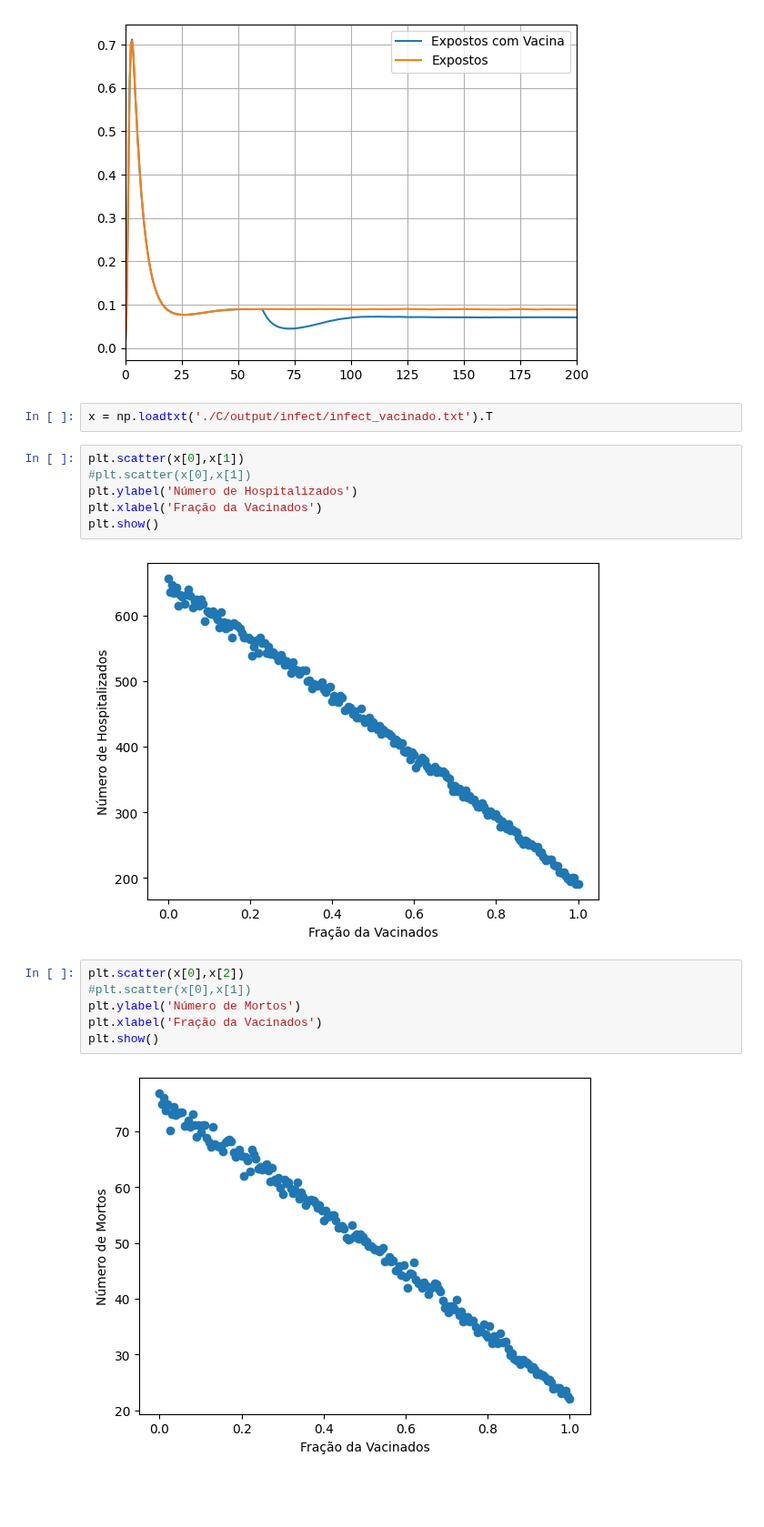
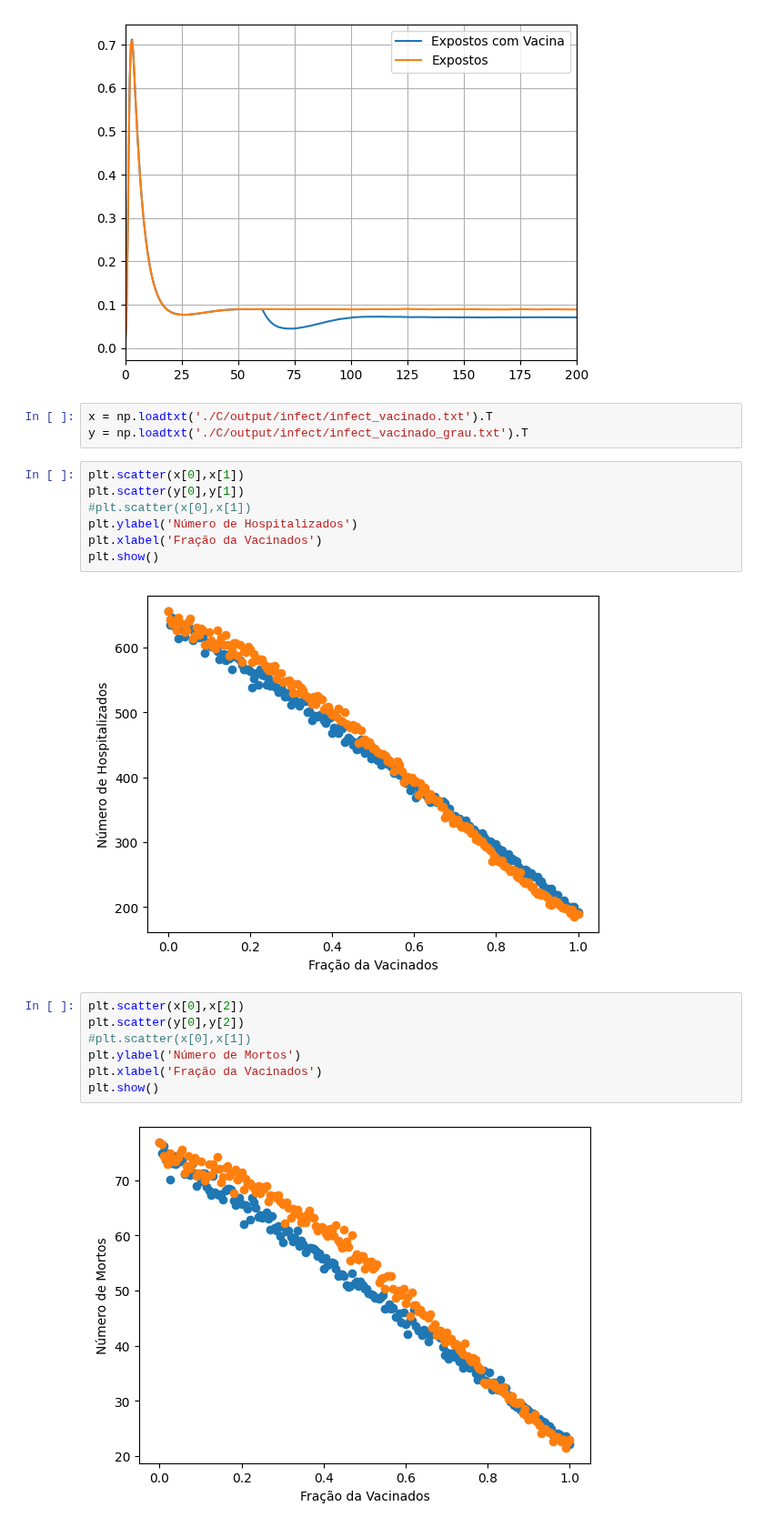
Before and after one commit to intcarlosmiguel/pesquisa_mestrado, a Jupyter notebook: infect.ipynb, the cells around one changed output. Shown at 91% size. Saved outputs shown, nothing was run; the diff lists cells and outputs as text; blank space fills up the shorter version.

Commit message:
Adicionando Resultado Graus
Adicionando Resultado Graus

```diff
--- a/infect.ipynb
+++ b/infect.ipynb
@@ -110,19 +110,22 @@ plt.show()
 [figure]
 # %%
 x = np.loadtxt('./C/output/infect/infect_vacinado.txt').T
+y = np.loadtxt('./C/output/infect/infect_vacinado_grau.txt').T
 # %%
 plt.scatter(x[0],x[1])
+plt.scatter(y[0],y[1])
 #plt.scatter(x[0],x[1])
 plt.ylabel('Número de Hospitalizados')
 plt.xlabel('Fração da Vacinados')
 plt.show()
 # %% [output]
-[figure, old version]
+[figure, new version]
 # %%
 plt.scatter(x[0],x[2])
+plt.scatter(y[0],y[2])
 #plt.scatter(x[0],x[1])
 plt.ylabel('Número de Mortos')
 plt.xlabel('Fração da Vacinados')
 plt.show()
 # %% [output]
-[figure, old version]
+[figure, new version]
```
Also changed, not shown: 5 other files.
